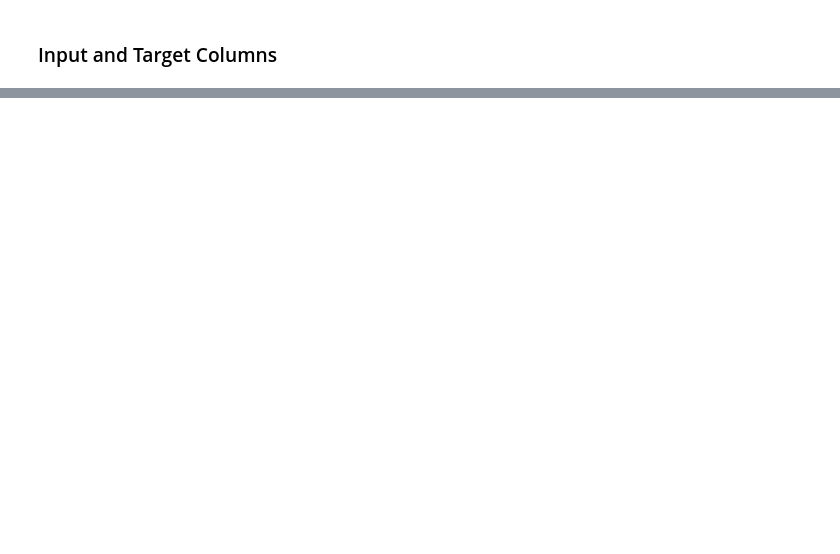
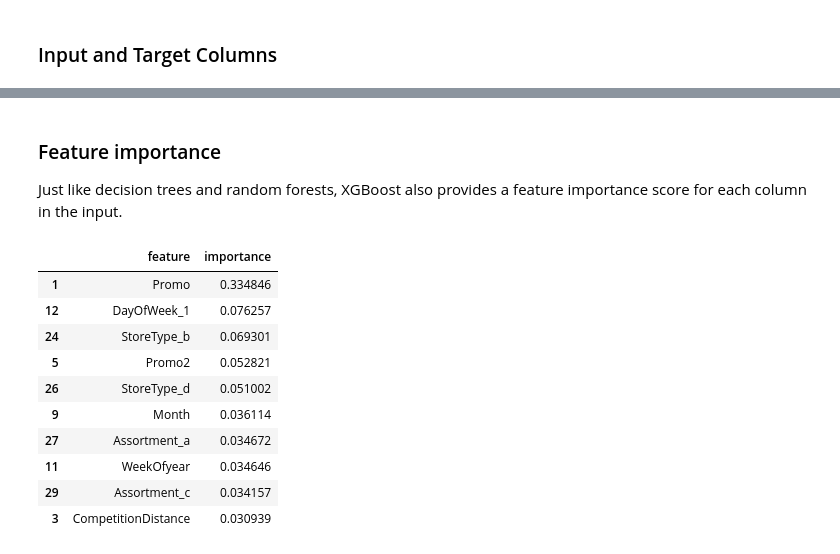
Before and after one commit to sebastianmb/MachineLearning, a Jupyter notebook: Project_course/Gradient Boosting Machines with XGBoost/Untitled.ipynb, the cells around one changed output, grey strips where cells are left out. Saved outputs shown, nothing was run; the diff lists cells and outputs as text; code cells hidden in the pictures; blank space fills up the shorter version.

```diff
--- a/Project_course/Gradient Boosting Machines with XGBoost/Untitled.ipynb
+++ b/Project_course/Gradient Boosting Machines with XGBoost/Untitled.ipynb
@@ -231,0 +344,3 @@ merged_df[['Date','Promo2','Promo2SinceYear','Promo2SinceWeek','PromoInterval','
+# %%
+X = inputs[numeric_cols + encoded_cols]
+X_test = test_inputs[numeric_cols + encoded_cols]
@@ -231,0 +482,4 @@ merged_df[['Date','Promo2','Promo2SinceYear','Promo2SinceWeek','PromoInterval','
+# %% [markdown]
+### Feature importance
+
+Just like decision trees and random forests, XGBoost also provides a feature importance score for each column in the input.
@@ -231,0 +491,14 @@ merged_df[['Date','Promo2','Promo2SinceYear','Promo2SinceWeek','PromoInterval','
+# %%
+importance_df.head(10)
+# %% [output]
+|  | feature | importance |
+| 1 | Promo | 0.334846 |
+| 12 | DayOfWeek_1 | 0.076257 |
+| 24 | StoreType_b | 0.069301 |
+| 5 | Promo2 | 0.052821 |
+| 26 | StoreType_d | 0.051002 |
+| 9 | Month | 0.036114 |
+| 27 | Assortment_a | 0.034672 |
+| 11 | WeekOfyear | 0.034646 |
+| 29 | Assortment_c | 0.034157 |
+| 3 | CompetitionDistance | 0.030939 |
```
Also changed, not shown: parts of 97 cells of this notebook, 1 other file.
